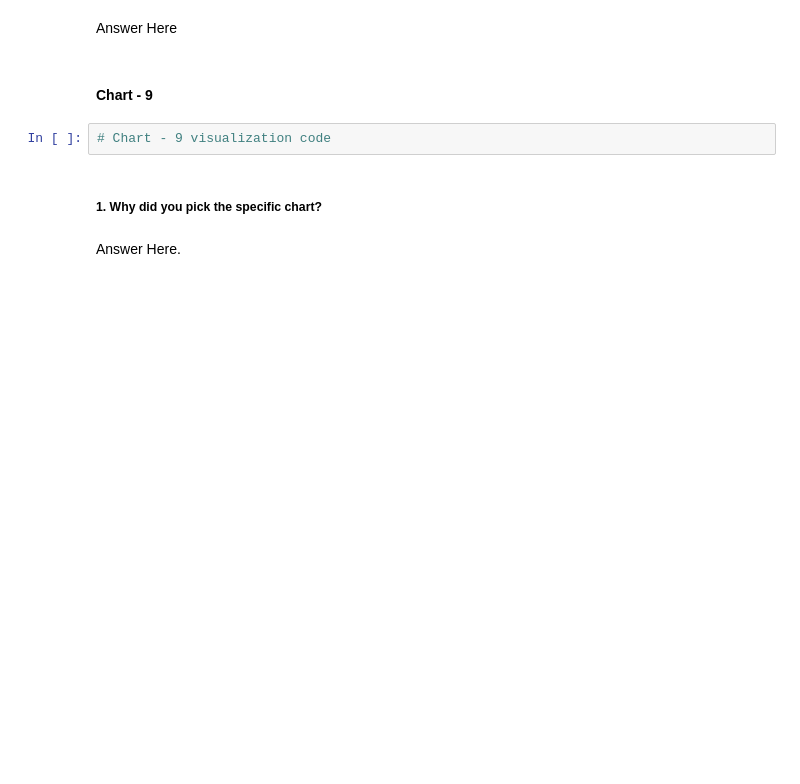
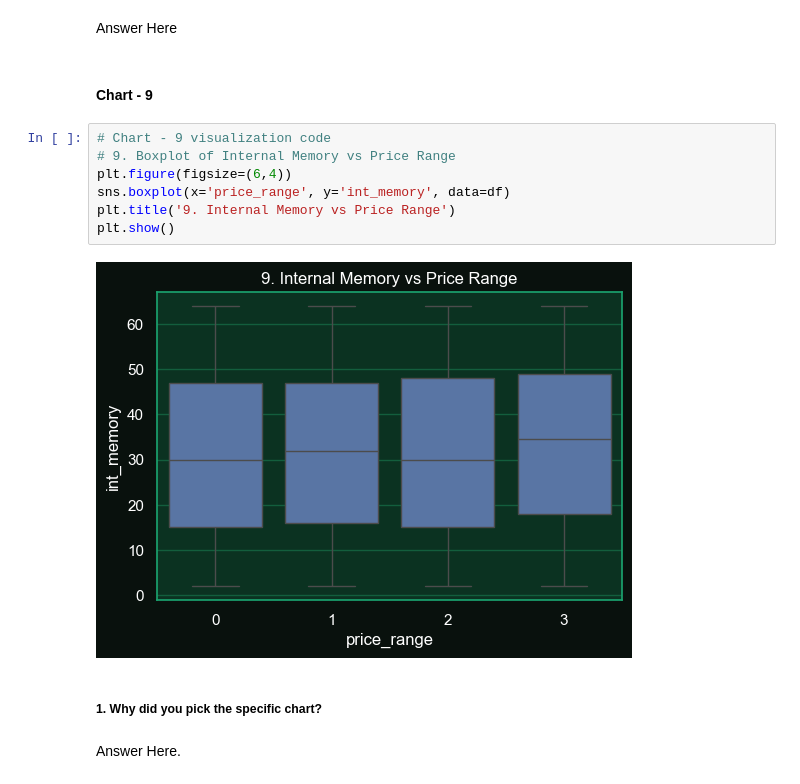
Before and after one commit to KushangShah/Mobile-Phone-Pricing-ML-Project, a Jupyter notebook: mobilePhonePricing_ML.ipynb, the cells around one changed output. Cells and saved outputs as stored; diff of their text form; blank space fills up the shorter version.

```diff
--- a/mobilePhonePricing_ML.ipynb
+++ b/mobilePhonePricing_ML.ipynb
@@ -724,8 +737,15 @@ Are there any insights that lead to negative growth? Justify with specific reaso
 Answer Here
 # %% [markdown]
 #### Chart - 9
-# %%
-# Chart - 9 visualization code
+# %%
+# Chart - 9 visualization code
+# 9. Boxplot of Internal Memory vs Price Range
+plt.figure(figsize=(6,4))
+sns.boxplot(x='price_range', y='int_memory', data=df)
+plt.title('9. Internal Memory vs Price Range')
+plt.show()
+# %% [output]
+[figure, added]
 # %% [markdown]
 ##### 1. Why did you pick the specific chart?
 # %% [markdown]
```
Also changed, not shown: parts of 136 cells of this notebook.
